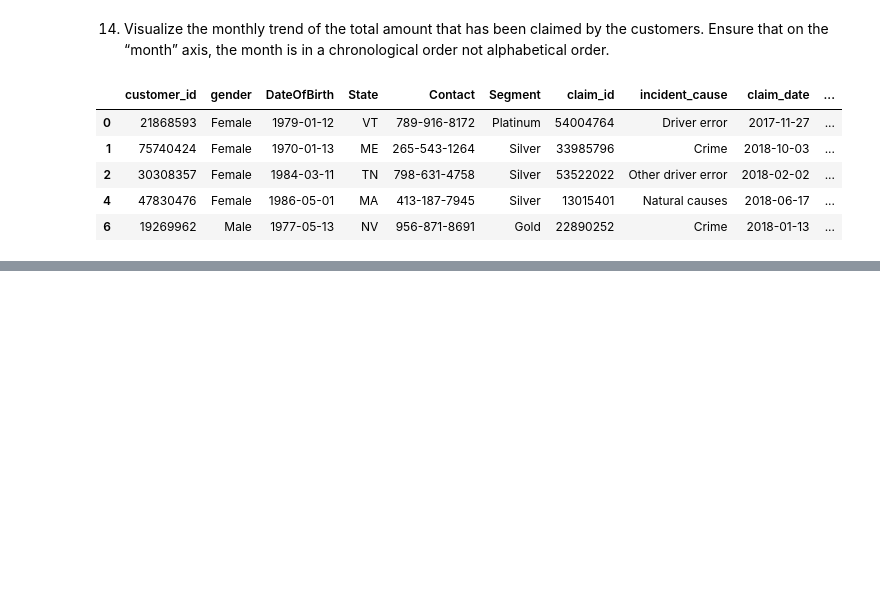
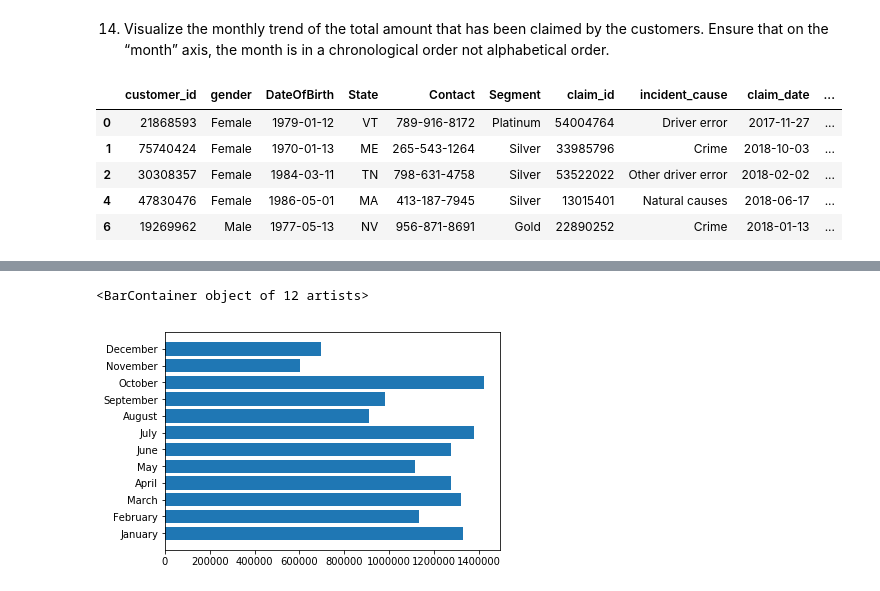
Before and after one commit to devarun07/Analytix, a Jupyter notebook: CaseStudy/5. Pandas Case Study 3 - Insurance Claims Case Study/Case Study-3.ipynb, the cells around one changed output, grey strips where cells are left out. Cells and saved outputs as stored; diff of their text form; code cells hidden in the pictures; blank space fills up the shorter version.

```diff
--- a/CaseStudy/5. Pandas Case Study 3 - Insurance Claims Case Study/Case Study-3.ipynb
+++ b/CaseStudy/5. Pandas Case Study 3 - Insurance Claims Case Study/Case Study-3.ipynb
@@ -333,0 +336,5 @@ plt.show()
+# %%
+plt.barh(y=df5.month,width=df5.claim_amount)
+# %% [output]
+<BarContainer object of 12 artists>
+[figure, added]
```
Also changed, not shown: parts of 4 cells of this notebook.
